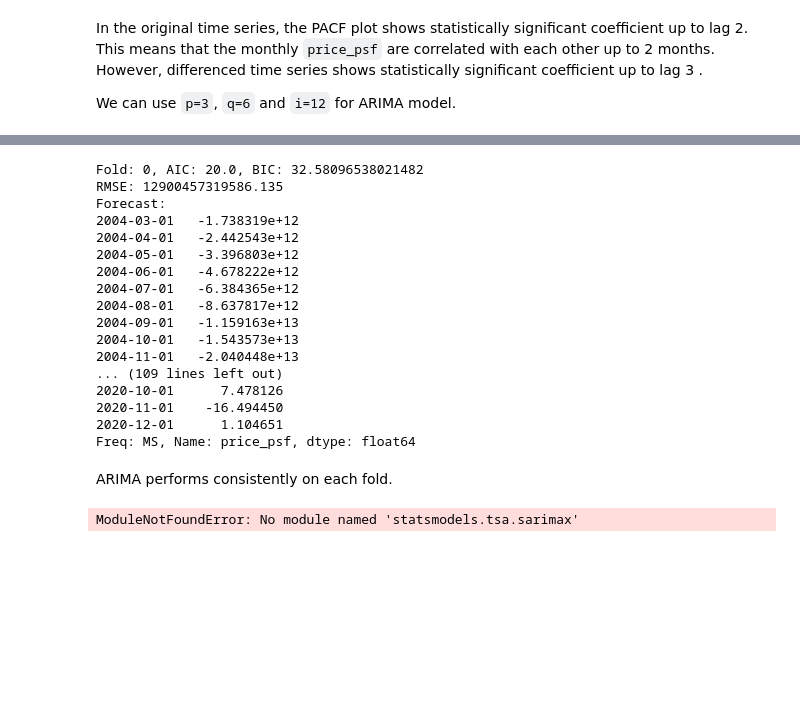
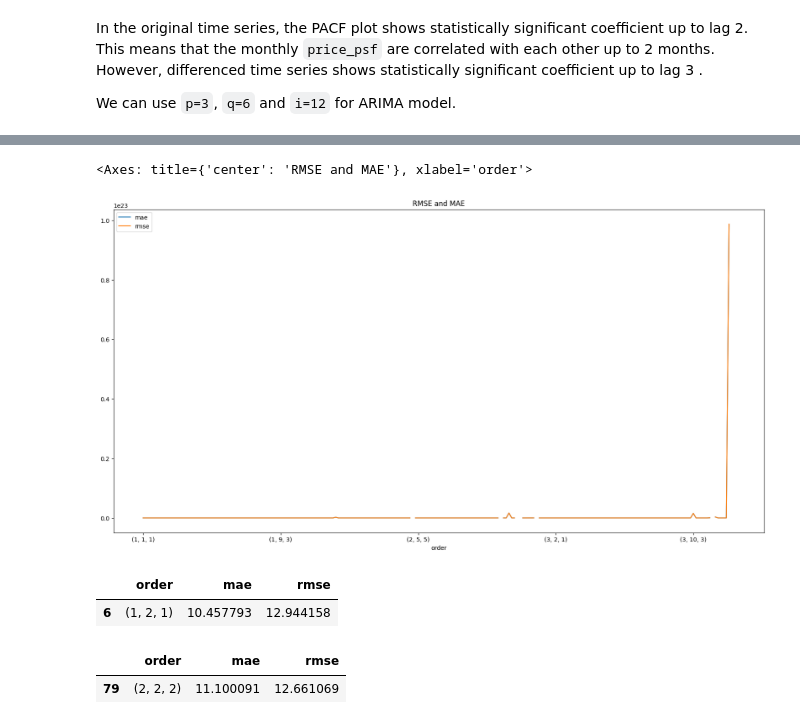
Before and after one commit to yuenherny/kl-house-price-forecasting, a Jupyter notebook: notebooks/Transactions - 06 Time Series Modelling.ipynb, the cells around one changed output, grey strips where cells are left out. Cells and saved outputs as stored; diff of their text form; code cells hidden in the pictures; blank space fills up the shorter version.

```diff
--- a/notebooks/Transactions - 06 Time Series Modelling.ipynb
+++ b/notebooks/Transactions - 06 Time Series Modelling.ipynb
@@ -575,41 +586,43 @@ Split 4: [192, 193, 194, 195, 196, 197, 198, 199, 200, 201, 202, 203, 204, 205,
 # %%
 from statsmodels.tsa.arima.model import ARIMA
+mae = []
+rmse = []
+for order in tqdm(orders, total=len(orders)):
+    # print(f'order = {order}')
+    for fold, (train, test) in enumerate(block_cv(mean_monthly_price_psf['price_psf'], n_splits=1)):
+        with warnings.catch_warnings():
+            warnings.filterwarnings('ignore')
+            try:
+                arima = ARIMA(train, order=order, freq=mean_monthly_price_psf['price_psf'].index.inferred_freq).fit()
+                arima_forecast = arima.forecast(len(test))
+                mae.append(np.mean(np.abs(arima_forecast - test)))
+                rmse.append(np.sqrt(np.mean((arima_forecast - test) ** 2)))
+                # print(f'Fold: {fold}, AIC: {arima.aic}, BIC: {arima.bic}')
+                # print(f'MAE: {np.mean(np.abs(arima_forecast - test))}')
+                # print(f'RMSE: {np.sqrt(np.mean((arima_forecast - test) ** 2))}')
+                # print(f'Forecast: \n{arima_forecast}, Actual: \n{test}')
+            except:
+                mae.append(np.nan)
+                rmse.append(np.nan)
 
-for fold, (train, test) in enumerate(block_cv(mean_monthly_price_psf_diff)):
-    with warnings.catch_warnings():
-        warnings.filterwarnings('ignore')
-        arima = ARIMA(train, order=(3, 12, 6), freq=mean_monthly_price_psf_diff.index.inferred_freq).fit()
-    print(f'Fold: {fold}, AIC: {arima.aic}, BIC: {arima.bic}')
-    arima_forecast = arima.forecast(len(test))
-    print(f'RMSE: {np.sqrt(np.mean((arima_forecast - test) ** 2))}')
-    print(f'Forecast: \n{arima_forecast}, Actual: \n{test}')
+df_arima_eval = pd.DataFrame({'order': orders, 'mae': mae, 'rmse': rmse})
+df_arima_eval.plot(
+    x='order',
+    y=['mae', 'rmse'],
+    kind='line',
+    title='RMSE and MAE',
+    figsize=(20, 10)
+)
 # %% [output]
-Fold: 0, AIC: 20.0, BIC: 32.58096538021482
-RMSE: 12900457319586.135
-Forecast:
-2004-03-01   -1.738319e+12
-2004-04-01   -2.442543e+12
-2004-05-01   -3.396803e+12
-2004-06-01   -4.678222e+12
-2004-07-01   -6.384365e+12
-2004-08-01   -8.637817e+12
-2004-09-01   -1.159163e+13
-2004-10-01   -1.543573e+13
-2004-11-01   -2.040448e+13
-... (109 lines left out)
-2020-10-01      7.478126
-2020-11-01    -16.494450
-2020-12-01      1.104651
-Freq: MS, Name: price_psf, dtype: float64
+<Axes: title={'center': 'RMSE and MAE'}, xlabel='order'>
+[figure, added]
-# %% [markdown]
-ARIMA performs consistently on each fold.
-# %%
-from statsmodels.tsa.statespace.sarimax import SARIMAX
-
-for fold, (train, test) in enumerate(block_cv(mean_monthly_price_psf_diff)):
-    with warnings.catch_warnings():
-        warnings.filterwarnings('ignore')
-        sarima = SARIMAX(train, order=(3, 12, 6), freq=mean_monthly_price_psf_diff.index.inferred_freq).fit()
-    print(f'Fold: {fold}, AIC: {sarima.aic}, BIC: {sarima.bic}')
-# %% [output]
-ModuleNotFoundError: No module named 'statsmodels.tsa.sarimax'
+# %%
+df_arima_eval.query('mae == mae.min()')
+# %% [output]
+|  | order | mae | rmse |
+| 6 | (1, 2, 1) | 10.457793 | 12.944158 |
+# %%
+df_arima_eval.query('rmse == rmse.min()')
+# %% [output]
+|  | order | mae | rmse |
+| 79 | (2, 2, 2) | 11.100091 | 12.661069 |
```
Also changed, not shown: parts of 15 cells of this notebook.
